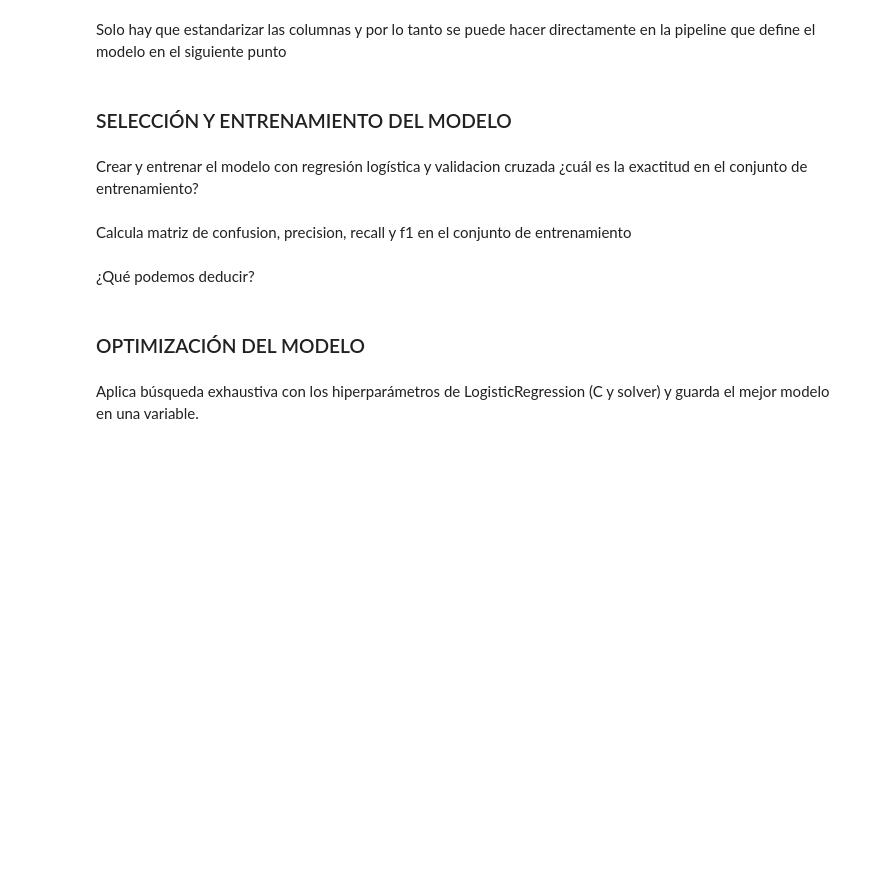
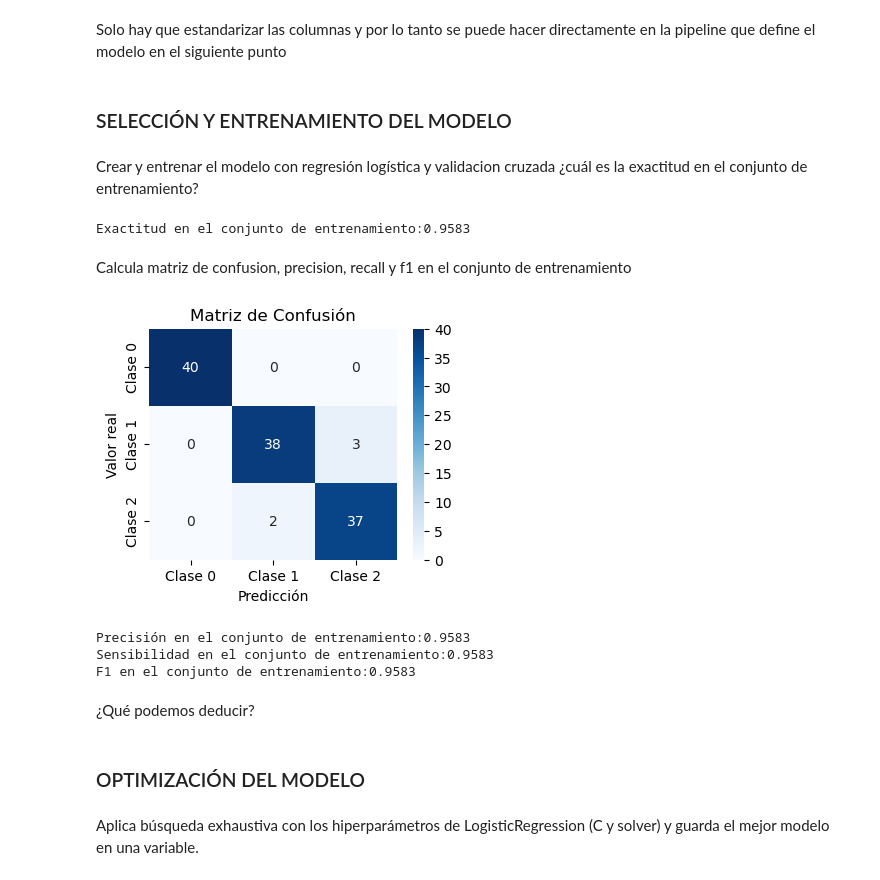
Before and after one commit to Mario-Lopez-Gonzalez/Python_clase, a Jupyter notebook: SAPA/Ejercicios/2_11Ejercicios.ipynb, the cells around one changed output. Drawn from its saved outputs; the diff is of its cells as text; code cells hidden in the pictures; blank space fills up the shorter version.

Commit message:
2_11-5 Comienzo de pipeline

```diff
--- a/SAPA/Ejercicios/2_11Ejercicios.ipynb
+++ b/SAPA/Ejercicios/2_11Ejercicios.ipynb
@@ -285,5 +444,8 @@ Representa la matriz de correlaciones
 # %% [markdown]
 #### DIVIDIR LOS DATOS
+# %%
+# Dividir los datos en conjunto de entrenamiento y conjunto de prueba
+X_train, X_test, y_train, y_test = train_test_split(X, y, test_size=0.2, random_state=42)
 # %% [markdown]
 #### PREPARAR LOS DATOS
 # %% [markdown]
@@ -292,7 +454,55 @@ Solo hay que estandarizar las columnas y por lo tanto se puede hacer directament
 ### SELECCIÓN Y ENTRENAMIENTO DEL MODELO
 # %% [markdown]
 Crear y entrenar el modelo con regresión logística y validacion cruzada ¿cuál es la exactitud en el conjunto de entrenamiento?
+# %%
+# Crear pipeline para el modelo
+pipeline = make_pipeline(StandardScaler(),LogisticRegression())
+
+# Entrenar el modelo
+pipeline.fit(X_train, y_train)
+
+# Evaluación cruzada
+y_train_pred = cross_val_predict(pipeline, X_train, y_train, cv=5)
+
+# Calcular la exactitud
+train_accuracy = accuracy_score(y_train, y_train_pred)
+
+# Enseñar resultado
+print(f"Exactitud en el conjunto de entrenamiento:{train_accuracy:.4f}")
+# %% [output]
+Exactitud en el conjunto de entrenamiento:0.9583
 # %% [markdown]
 Calcula matriz de confusion, precision, recall y f1 en el conjunto de entrenamiento
+# %%
+# Calcular la matriz de confusión
+matrix = confusion_matrix(y_train,y_train_pred)
+
+# Calcular la precision con la media macro dado a que tenemos datos balanceados
+train_precision = precision_score(y_train, y_train_pred, average='macro')
+
+# Calcular la sensibildiad o recall
+train_recall = recall_score(y_train, y_train_pred, average='macro')
+
+# Calcular el F-1
+train_f1 = f1_score(y_train, y_train_pred, average='macro')
+
+# Enseñar resultado
+
+# Crear el gráfico con Seaborn
+plt.figure(figsize=(4, 3))
+sns.heatmap(matrix, annot=True, fmt='d', cmap='Blues', xticklabels=['Clase 0', 'Clase 1', 'Clase 2'], yticklabels=['Clase 0', 'Clase 1', 'Clase 2'])
+plt.title('Matriz de Confusión')
+plt.xlabel('Predicción')
+plt.ylabel('Valor real')
+plt.show()
+
+print(f"Precisión en el conjunto de entrenamiento:{train_accuracy:.4f}")
+print(f"Sensibilidad en el conjunto de entrenamiento:{train_accuracy:.4f}")
+print(f"F1 en el conjunto de entrenamiento:{train_accuracy:.4f}")
+# %% [output]
+[figure, added]
+Precisión en el conjunto de entrenamiento:0.9583
+Sensibilidad en el conjunto de entrenamiento:0.9583
+F1 en el conjunto de entrenamiento:0.9583
 # %% [markdown]
 ¿Qué podemos deducir?
```
Also changed, not shown: parts of 29 cells of this notebook, 3 other files.
